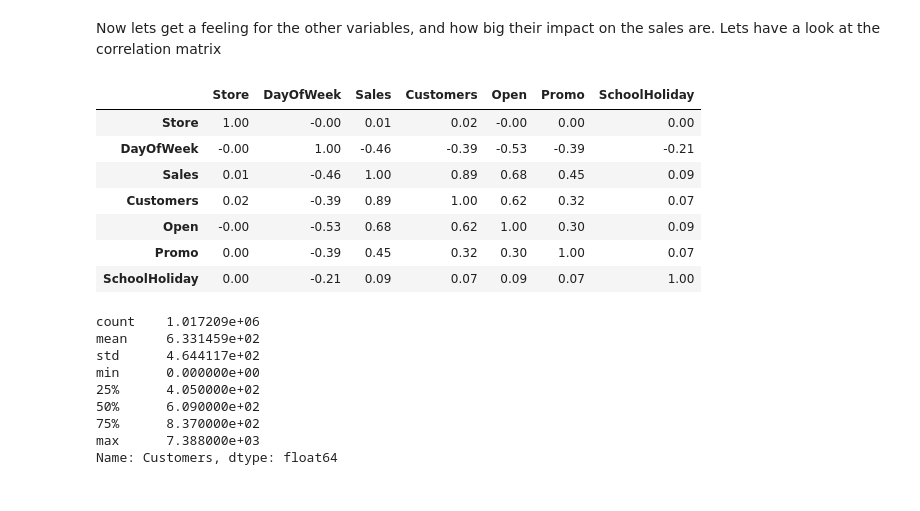
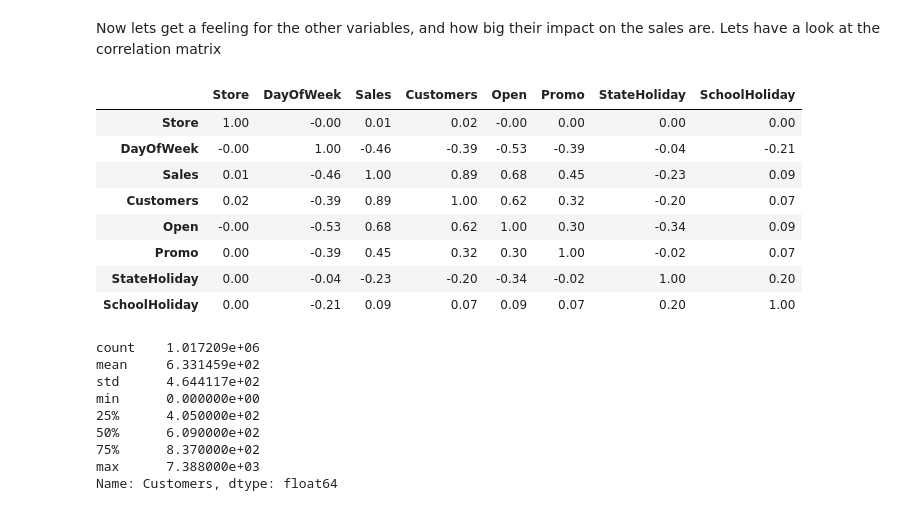
Before and after one commit to adrianloy/rossman-store-challenge, a Jupyter notebook: rossman_challenge.ipynb, the cells around one changed output. Saved outputs shown, nothing was run; the diff lists cells and outputs as text; code cells hidden in the pictures.

```diff
--- a/rossman_challenge.ipynb
+++ b/rossman_challenge.ipynb
@@ -7,11 +7,10 @@ import random as rdm
 # Lets do some data exploration
 # %%
 
-types_train = {'Id': np.int32,
+types_train = {'Sales': np.int32,
                'Store': np.int32,
                'DayOfWeek': np.int32,
                'Date': str,
-               'Sales': np.int32,
                'Customers': np.int32,
                'Open': bool,
                'Promo': bool,
@@ -116,17 +115,19 @@ Entries with store is closed on a state holiday: 30140
 # %% [markdown]
 Now lets get a feeling for the other variables, and how big their impact on the sales are. Lets have a look at the correlation matrix
 # %%
+df_train['StateHoliday'] = pd.Categorical(df_train['StateHoliday']).codes
 corr = df_train.corr(method='pearson')
 corr.round(2)
 # %% [output]
-|  | Store | DayOfWeek | Sales | Customers | Open | Promo | SchoolHoliday |
-| Store | 1.00 | -0.00 | 0.01 | 0.02 | -0.00 | 0.00 | 0.00 |
-| DayOfWeek | -0.00 | 1.00 | -0.46 | -0.39 | -0.53 | -0.39 | -0.21 |
-| Sales | 0.01 | -0.46 | 1.00 | 0.89 | 0.68 | 0.45 | 0.09 |
-| Customers | 0.02 | -0.39 | 0.89 | 1.00 | 0.62 | 0.32 | 0.07 |
-| Open | -0.00 | -0.53 | 0.68 | 0.62 | 1.00 | 0.30 | 0.09 |
-| Promo | 0.00 | -0.39 | 0.45 | 0.32 | 0.30 | 1.00 | 0.07 |
-| SchoolHoliday | 0.00 | -0.21 | 0.09 | 0.07 | 0.09 | 0.07 | 1.00 |
+|  | Store | DayOfWeek | Sales | Customers | Open | Promo | StateHoliday | SchoolHoliday |
+| Store | 1.00 | -0.00 | 0.01 | 0.02 | -0.00 | 0.00 | 0.00 | 0.00 |
+| DayOfWeek | -0.00 | 1.00 | -0.46 | -0.39 | -0.53 | -0.39 | -0.04 | -0.21 |
+| Sales | 0.01 | -0.46 | 1.00 | 0.89 | 0.68 | 0.45 | -0.23 | 0.09 |
+| Customers | 0.02 | -0.39 | 0.89 | 1.00 | 0.62 | 0.32 | -0.20 | 0.07 |
+| Open | -0.00 | -0.53 | 0.68 | 0.62 | 1.00 | 0.30 | -0.34 | 0.09 |
+| Promo | 0.00 | -0.39 | 0.45 | 0.32 | 0.30 | 1.00 | -0.02 | 0.07 |
+| StateHoliday | 0.00 | -0.04 | -0.23 | -0.20 | -0.34 | -0.02 | 1.00 | 0.20 |
+| SchoolHoliday | 0.00 | -0.21 | 0.09 | 0.07 | 0.09 | 0.07 | 0.20 | 1.00 |
 # %%
 print(df_train['Customers'].describe())
 subs_idx = rdm.sample(range(len(df_train)), 8000)
```
Also changed, not shown: parts of 18 cells of this notebook.
